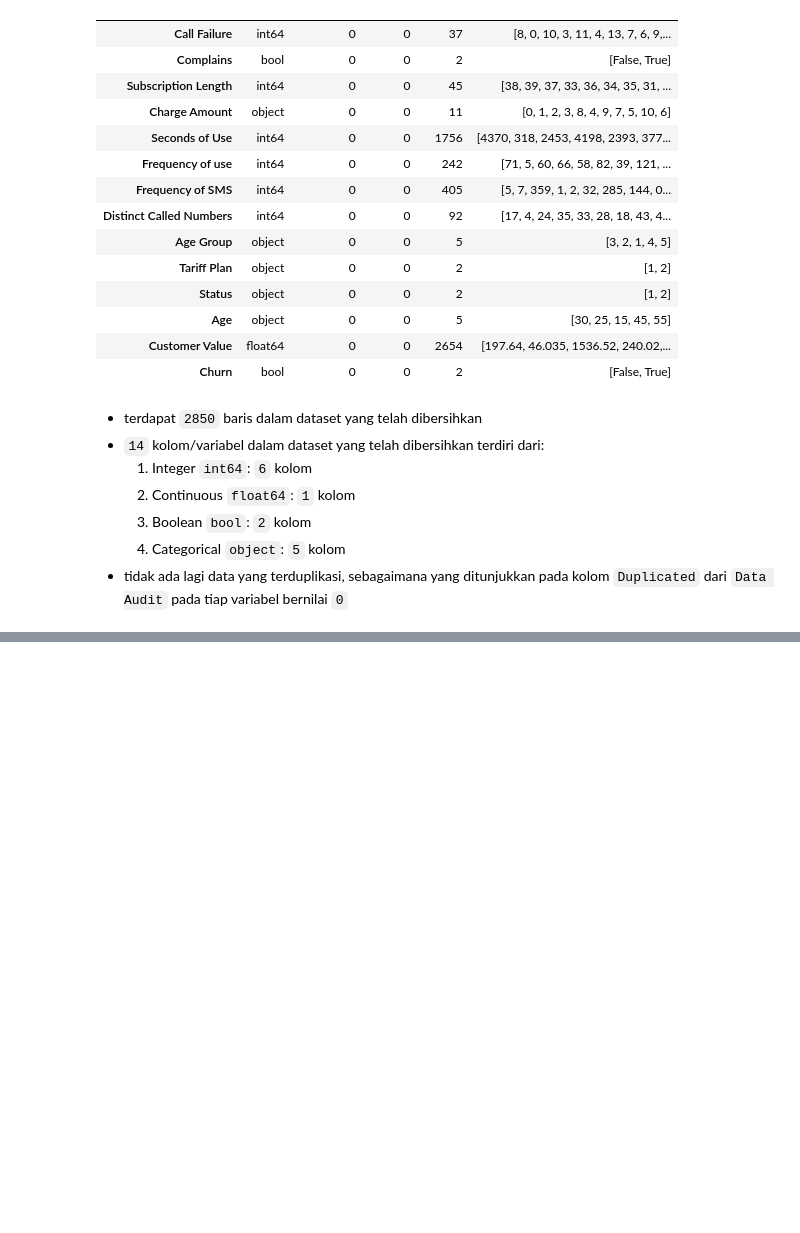
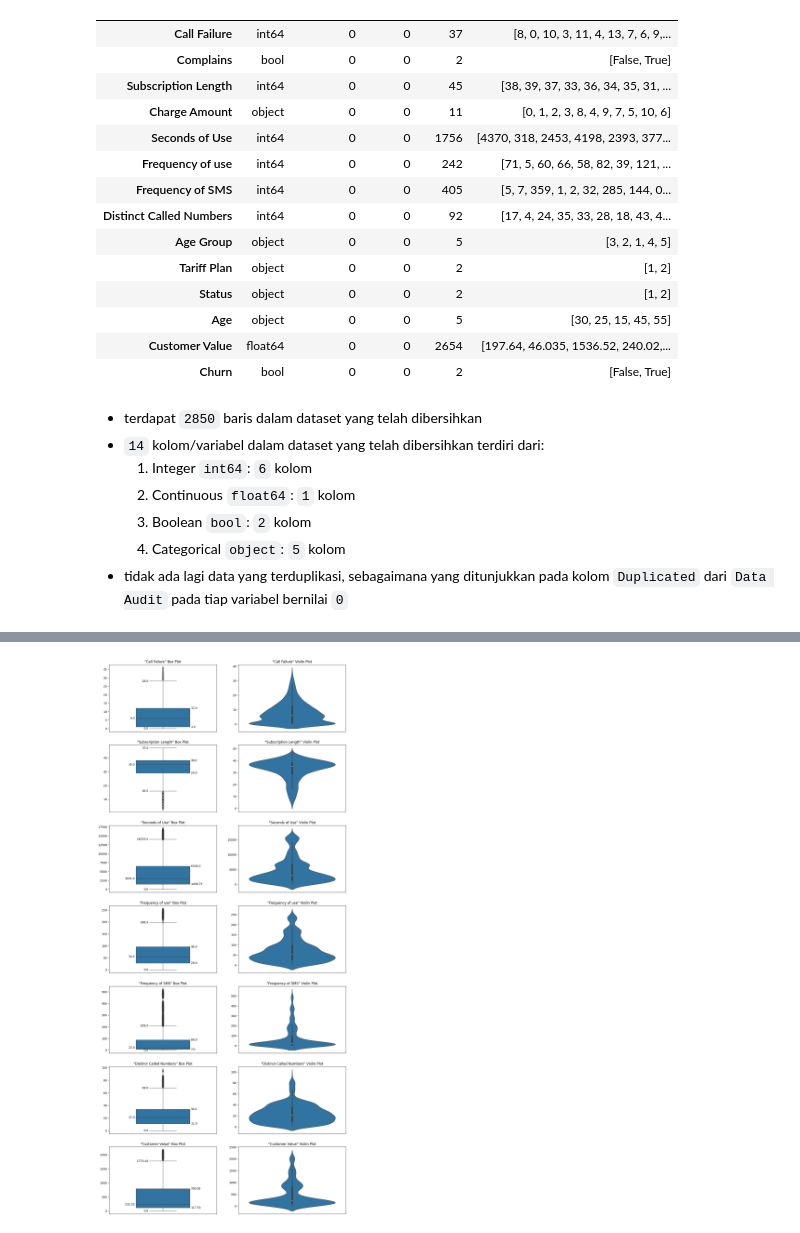
Before and after one commit to garudapaksi-yusuf/Iranian_Telecom_Churn, a Jupyter notebook: notebook/notebook.ipynb, the cells around one changed output, grey strips where cells are left out. Drawn from its saved outputs; the diff is of its cells as text; code cells hidden in the pictures; blank space fills up the shorter version.

```diff
--- a/notebook/notebook.ipynb
+++ b/notebook/notebook.ipynb
@@ -354,0 +420,88 @@ Data Audit:
+# %%
+_, axes = plt.subplots(
+   nrows=len(numerical_features.columns),
+   ncols=2,
+   figsize=(15, 35)
+)
+
+for count, feature in enumerate(iterable=numerical_features):
+    boxplot = sns.boxplot(
+        data=numerical_features[feature],
+        width=0.5,
+        ax=axes[count, 0]
+    )
+
+    boxplot.set_title(label=f'''"{feature}" Box Plot''')
+    boxplot.set_ylabel(ylabel=None)
+    boxplot.set_xticks(ticks=list())
+
+    x_Q1, y_Q1 = boxplot.get_lines()[0].get_xydata()[0]
+    boxplot.text(
+        x=x_Q1 + 0.26,
+        y=y_Q1,
+        s=round(
+            number=y_Q1,
+            ndigits=2
+        ),
+        verticalalignment="center",
+        horizontalalignment="left"
+    )
+
+    x_Q3, y_Q3 = boxplot.get_lines()[1].get_xydata()[0]
+    boxplot.text(
+        x=x_Q3 + 0.26,
+        y=y_Q3,
+        s=round(
+            number=y_Q3,
+            ndigits=2
+        ),
+        verticalalignment="center",
+        horizontalalignment="left"
+    )
+
+    x_lower_bound, y_lower_bound = boxplot.get_lines()[2].get_xydata()[0]
+    boxplot.text(
+        x=x_lower_bound - 0.01,
+        y=y_lower_bound,
+        s=round(
+            number=y_lower_bound,
+            ndigits=2
+        ),
+        verticalalignment="center",
+        horizontalalignment="right"
+    )
+
+    x_upper_bound, y_upper_bound = boxplot.get_lines()[3].get_xydata()[0]
+    boxplot.text(
+        x=x_upper_bound - 0.01,
+        y=y_upper_bound,
+        s=round(
+            number=y_upper_bound,
+            ndigits=2
+        ),
+        verticalalignment="center",
+        horizontalalignment="right"
+    )
+
+    x_median, y_median = boxplot.get_lines()[4].get_xydata()[0]
+    boxplot.text(
+        x=x_median - 0.01,
+        y=y_median,
+        s=round(
+            number=y_median,
+            ndigits=2
+        ),
+        verticalalignment="center",
+        horizontalalignment="right"
+    )
+
+    sns.violinplot(
+        data=df[feature],
+        ax=axes[count, 1]
+    ).set(
+        title=f'''"{feature}" Violin Plot''',
+        xticks=list(),
+        ylabel=None
+    )
+# %% [output]
+[figure, added]
```
Also changed, not shown: parts of 14 cells of this notebook.
